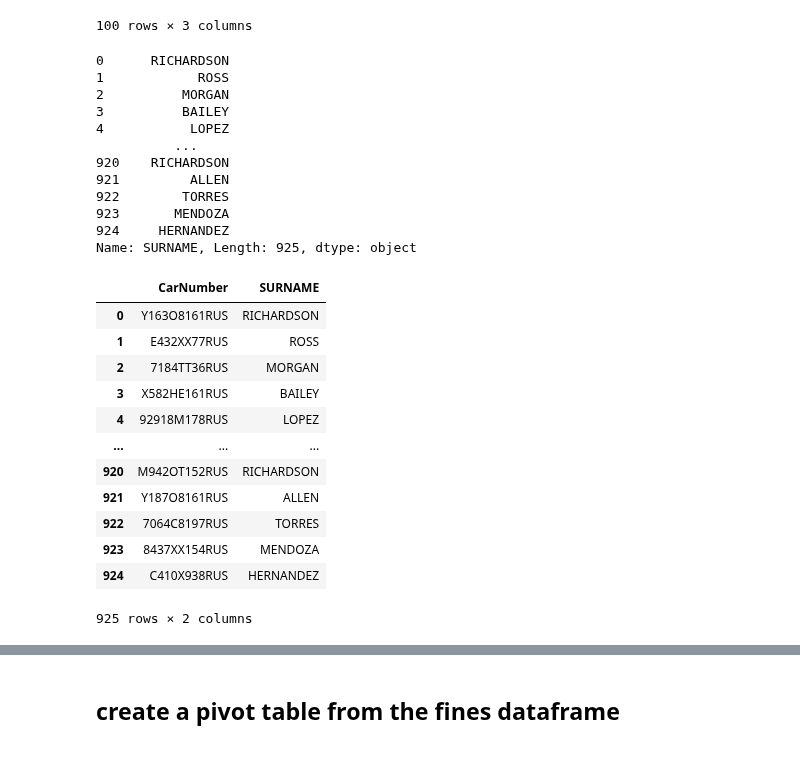
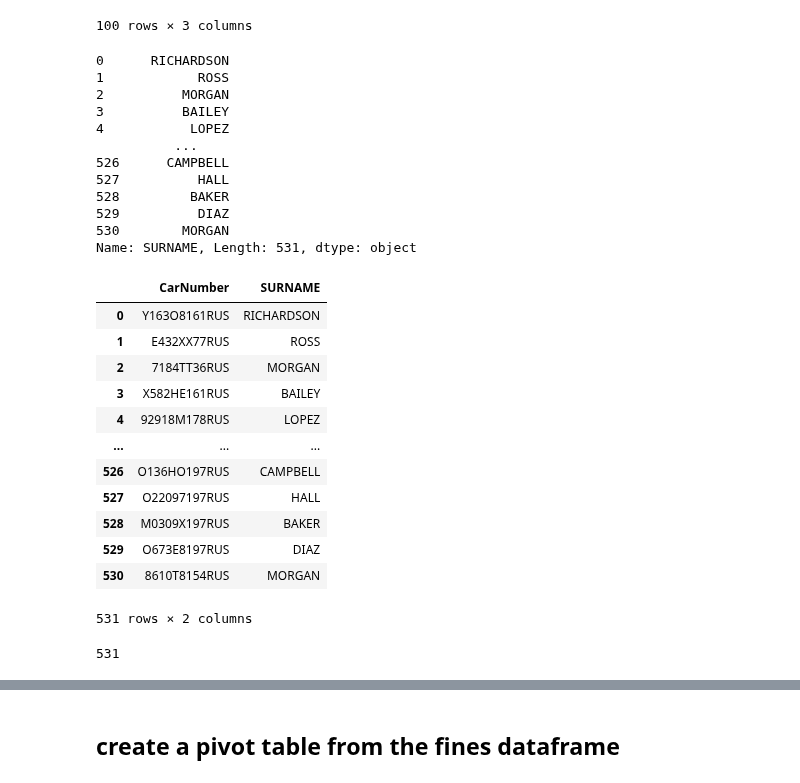
Before and after one commit to aperop/ds, a Jupyter notebook: day05/ex04/enrichment.ipynb, the cells around one changed output, grey strips where cells are left out. Drawn from its saved outputs; the diff is of its cells as text; code cells hidden in the pictures.

```diff
--- a/day05/ex04/enrichment.ipynb
+++ b/day05/ex04/enrichment.ipynb
@@ -203,7 +205,8 @@ df_sn
 100 rows × 3 columns
 # %%
 np.random.seed(random_state)
-surnames = pd.Series(df_sn.NAME[np.random.randint(len(df_sn), size=len(fines))].reset_index(drop=True), name='SURNAME', index=None)
+surnames = pd.Series(df_sn.NAME[np.random.randint(len(df_sn), size=fines.CarNumber.nunique())].reset_index(drop=True),
+                     name='SURNAME', index=None)
 surnames
 # %% [output]
 0      RICHARDSON
@@ -212,26 +215,30 @@ surnames
 3          BAILEY
 4           LOPEZ
           ...
-920    RICHARDSON
-921         ALLEN
-922        TORRES
-923       MENDOZA
-924     HERNANDEZ
-Name: SURNAME, Length: 925, dtype: object
+526      CAMPBELL
+527          HALL
+528         BAKER
+529          DIAZ
+530        MORGAN
+Name: SURNAME, Length: 531, dtype: object
 # %%
-owners = pd.concat([fines.CarNumber, surnames], axis=1)
+owners = pd.concat([pd.Series(fines.CarNumber.unique(), name='CarNumber'), surnames], axis=1)
 owners
 # %% [output]
 |  | CarNumber | SURNAME |
 | 0 | Y163O8161RUS | RICHARDSON |
 | 1 | E432XX77RUS | ROSS |
 | 2 | 7184TT36RUS | MORGAN |
 | 3 | X582HE161RUS | BAILEY |
 | 4 | 92918M178RUS | LOPEZ |
 | ... | ... | ... |
-| 920 | M942OT152RUS | RICHARDSON |
-| 921 | Y187O8161RUS | ALLEN |
-| 922 | 7064C8197RUS | TORRES |
-| 923 | 8437XX154RUS | MENDOZA |
-| 924 | C410X938RUS | HERNANDEZ |
+| 526 | O136HO197RUS | CAMPBELL |
+| 527 | O22097197RUS | HALL |
+| 528 | M0309X197RUS | BAKER |
+| 529 | O673E8197RUS | DIAZ |
+| 530 | 8610T8154RUS | MORGAN |
-925 rows × 2 columns
+531 rows × 2 columns
+# %%
+len(owners)
+# %% [output]
+531
```
Also changed, not shown: parts of 12 cells of this notebook.
